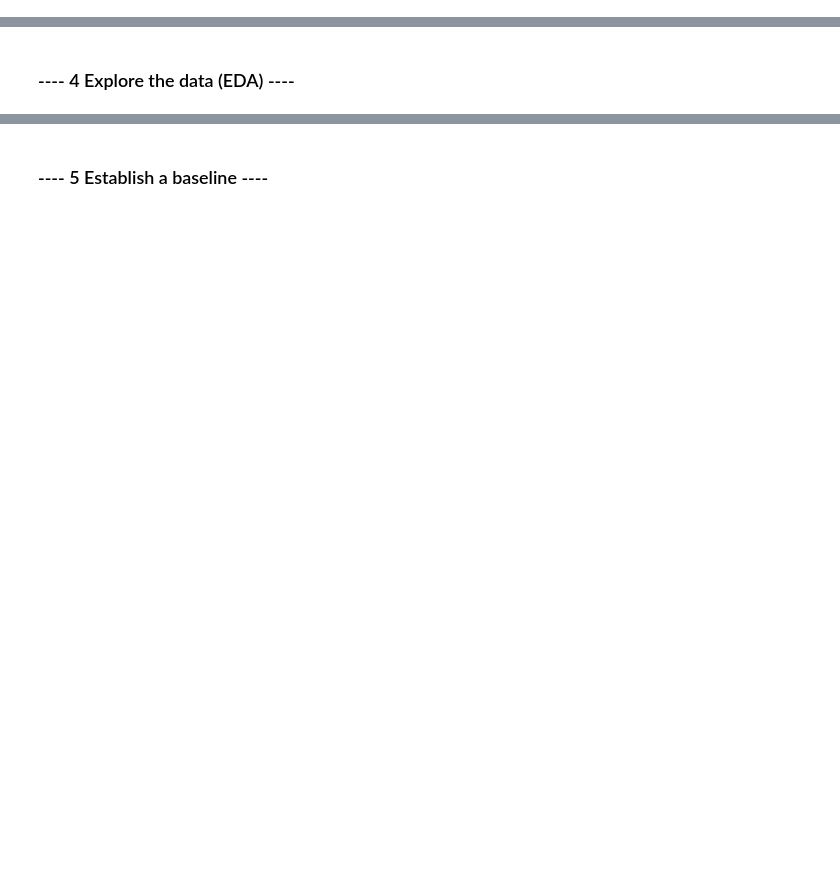
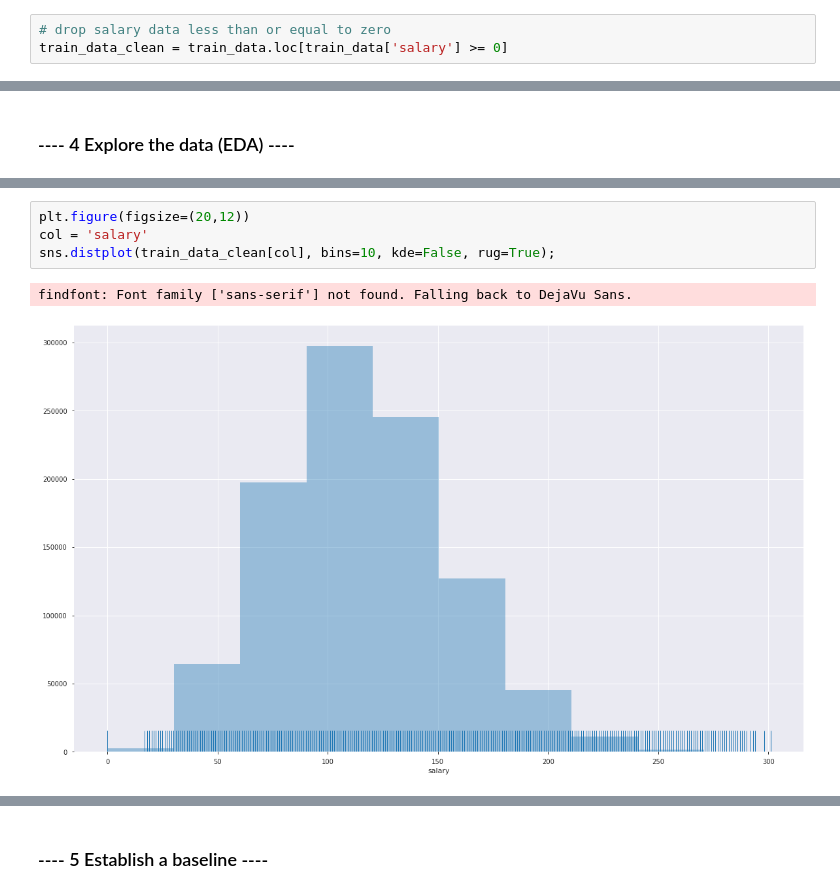
Before and after one commit to narquette/salarypredictionportfolio, a Jupyter notebook: Salary Prediction Notebook.ipynb, the cells around one changed output, grey strips where cells are left out. Cells and saved outputs as stored; diff of their text form; blank space fills up the shorter version.

```diff
--- a/Salary Prediction Notebook.ipynb
+++ b/Salary Prediction Notebook.ipynb
@@ -194,0 +175,3 @@ dtype: int64
+# %%
+# drop salary data less than or equal to zero
+train_data_clean = train_data.loc[train_data['salary'] >= 0]
@@ -201,0 +293,7 @@ dtype: int64
+# %%
+plt.figure(figsize=(20,12))
+col = 'salary'
+sns.distplot(train_data_clean[col], bins=10, kde=False, rug=True);
+# %% [output]
+findfont: Font family ['sans-serif'] not found. Falling back to DejaVu Sans.
+[figure, added]
```
Also changed, not shown: parts of 48 cells of this notebook.
